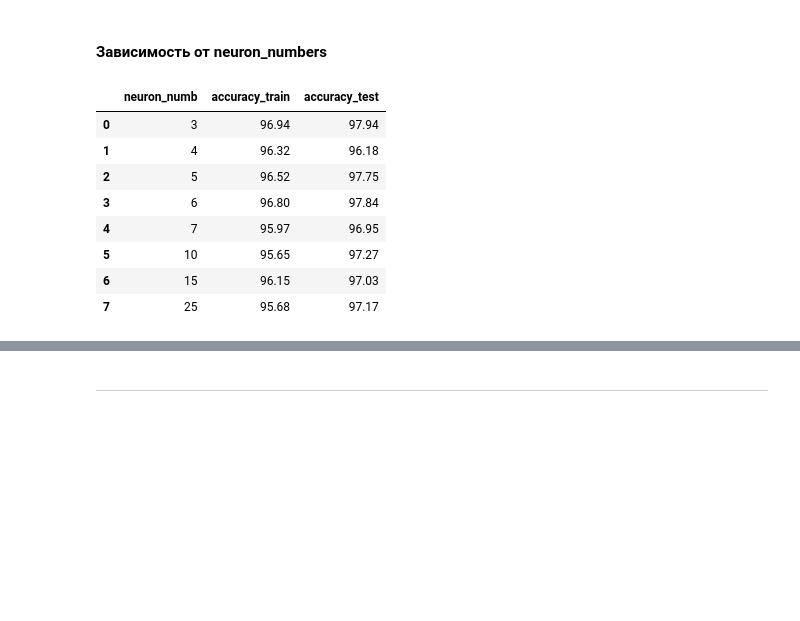
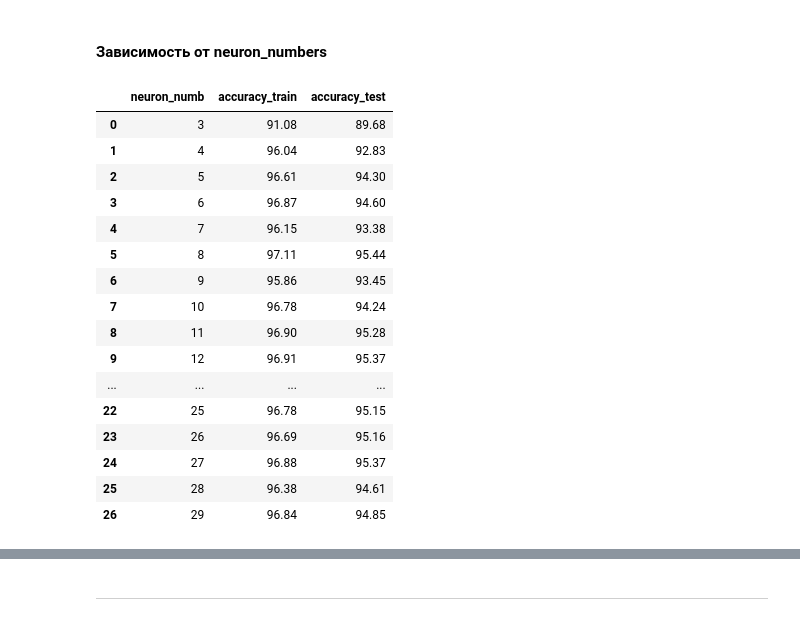
Before and after one commit to karashchuk/Neural_networks_intro, a Jupyter notebook: Neural_networks_01.ipynb, the cells around one changed output, grey strips where cells are left out. Saved outputs shown, nothing was run; the diff lists cells and outputs as text; code cells hidden in the pictures; blank space fills up the shorter version.

```diff
--- a/Neural_networks_01.ipynb
+++ b/Neural_networks_01.ipynb
@@ -159,21 +94,0 @@ print("Аккуратность нейронной сети " + str(round(accura
-# %%
-# прямое распространение(feed forward)
-layer0_t = X_test
-layer1_t = sigmoid(np.dot(layer0_t, w0))
-layer2_t = sigmoid(np.dot(layer1_t, w1))
-layer2_error_t = y_test - layer2_t
-
-
-N = 50
-plt.figure(figsize = (16,5))
-plt.plot(layer2_t[:N,1], 'r',label = 'Y new')
-plt.plot(y_test[:N,1],'g', label = 'Y train')
-plt.xlabel('№ примера')
-plt.ylabel('выход сети и целевой')
-plt.legend( )
-plt.show() # расскоментируйте, чтобы посмотреть
-
-# метрика модели
-error_t = np.mean(np.abs(layer2_error_t))
-accuracy_t = (1 - error_t) * 100
-print("Аккуратность нейронной сети на тесте " + str(round(accuracy_t,2)) + "%")
@@ -236,26 +149,41 @@ print("Аккуратность нейронной сети на тесте " +
 # %% [markdown]
 #### Зависимость от neuron_numbers
 # %%
-neuron_numbers = [3,4,5,6, 7,10,15,25]
+#np.random.seed(21)
+neuron_numbers = list(range(3,30))  #[3,4,5,6,7,8,9,10,12,15,17,25]
+k = 10 # число независимых испытаний по генерации первичных весов
 df = pd.DataFrame(neuron_numbers, columns = ['neuron_numb'])
 df['accuracy_train'] = 0.0
 df['accuracy_test'] = 0.0
 for i in neuron_numbers:
-    result = nn_fit(X_train, neuron_numb = i)
-    result_test = nn_predict(X_test,result[2],result[3])
-    df.loc[df['neuron_numb'] == i, 'accuracy_train'] = round(result[0],2)
-    df.loc[df['neuron_numb'] == i, 'accuracy_test'] = round(result_test[0],2)
+    rptrain = []
+    rptest = []
+    for j in range(k): #по каждому заданному числу нейронов в слое сделаем k независимых испытаний и усредним результат
+        result = nn_fit(X_train, neuron_numb = i)
+        result_test = nn_predict(X_test,result[2],result[3])
+        rptrain.append(result[0])
+        rptest.append(result_test[0])
+    df.loc[df['neuron_numb'] == i, 'accuracy_train'] = round(mean(rptrain),2)
+    df.loc[df['neuron_numb'] == i, 'accuracy_test'] = round(mean(rptest),2)
 df
 # %% [output]
 |  | neuron_numb | accuracy_train | accuracy_test |
-| 0 | 3 | 96.94 | 97.94 |
-| 1 | 4 | 96.32 | 96.18 |
-| 2 | 5 | 96.52 | 97.75 |
-| 3 | 6 | 96.80 | 97.84 |
-| 4 | 7 | 95.97 | 96.95 |
-| 5 | 10 | 95.65 | 97.27 |
-| 6 | 15 | 96.15 | 97.03 |
-| 7 | 25 | 95.68 | 97.17 |
+| 0 | 3 | 91.08 | 89.68 |
+| 1 | 4 | 96.04 | 92.83 |
+| 2 | 5 | 96.61 | 94.30 |
+| 3 | 6 | 96.87 | 94.60 |
+| 4 | 7 | 96.15 | 93.38 |
+| 5 | 8 | 97.11 | 95.44 |
+| 6 | 9 | 95.86 | 93.45 |
+| 7 | 10 | 96.78 | 94.24 |
+| 8 | 11 | 96.90 | 95.28 |
+| 9 | 12 | 96.91 | 95.37 |
+| ... | ... | ... | ... |
+| 22 | 25 | 96.78 | 95.15 |
+| 23 | 26 | 96.69 | 95.16 |
+| 24 | 27 | 96.88 | 95.37 |
+| 25 | 28 | 96.38 | 94.61 |
+| 26 | 29 | 96.84 | 94.85 |
 # %%
 plt.plot(df['neuron_numb'],df['accuracy_train'],label = 'accuracy_train')
 plt.plot(df['neuron_numb'],df['accuracy_test'],label = 'accuracy_test')
```
Also changed, not shown: parts of 21 cells of this notebook.
